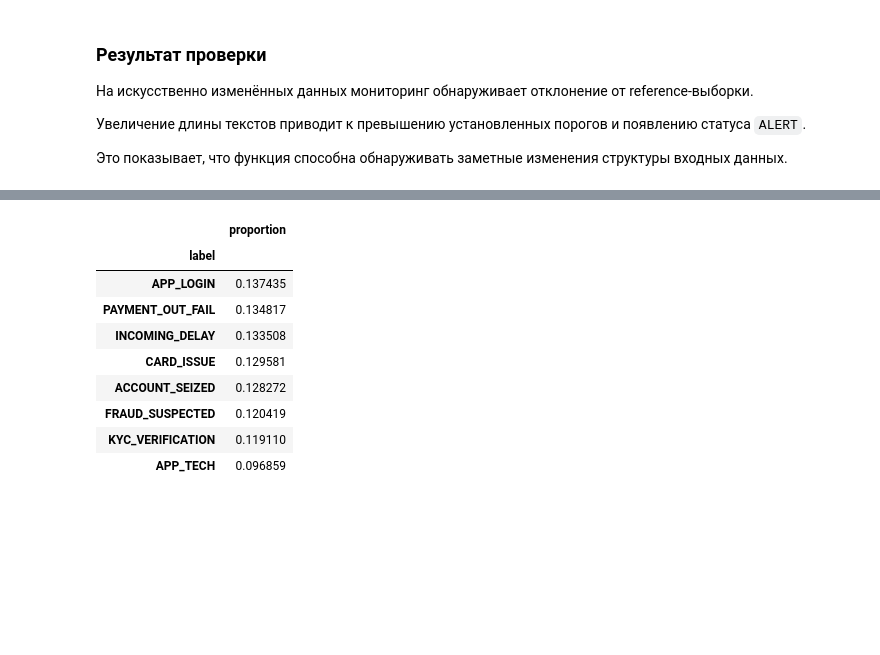
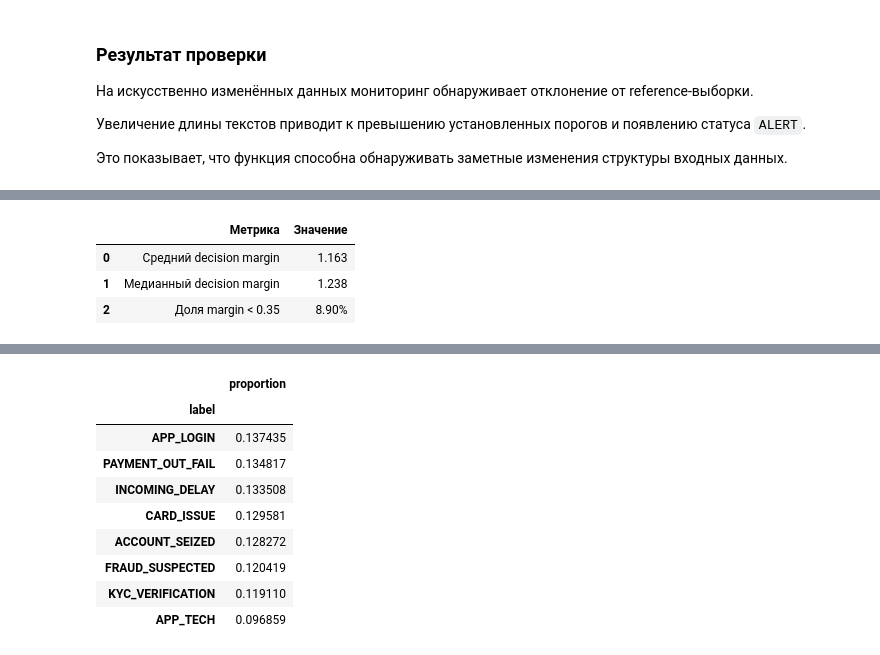
Before and after one commit to yasinnsbts/integ_ai_in_dev_nlp, a Jupyter notebook: 02_monitoring.ipynb, the cells around one changed output, grey strips where cells are left out. Saved outputs shown, nothing was run; the diff lists cells and outputs as text; code cells hidden in the pictures; blank space fills up the shorter version.

```diff
--- a/02_monitoring.ipynb
+++ b/02_monitoring.ipynb
@@ -476,0 +557,20 @@ check_input_data(drift_df)
+# %%
+margin_summary = pd.DataFrame({
+    'Метрика': [
+        'Средний decision margin',
+        'Медианный decision margin',
+        'Доля margin < 0.35'
+    ],
+    'Значение': [
+        round(test_monitoring_df['decision_margin'].mean(), 3),
+        round(test_monitoring_df['decision_margin'].median(), 3),
+        f"{(test_monitoring_df['decision_margin'] < 0.35).mean() * 100:.2f}%"
+    ]
+})
+
+margin_summary
+# %% [output]
+|  | Метрика | Значение |
+| 0 | Средний decision margin | 1.163 |
+| 1 | Медианный decision margin | 1.238 |
+| 2 | Доля margin < 0.35 | 8.90% |
```
Also changed, not shown: parts of 26 cells of this notebook.
